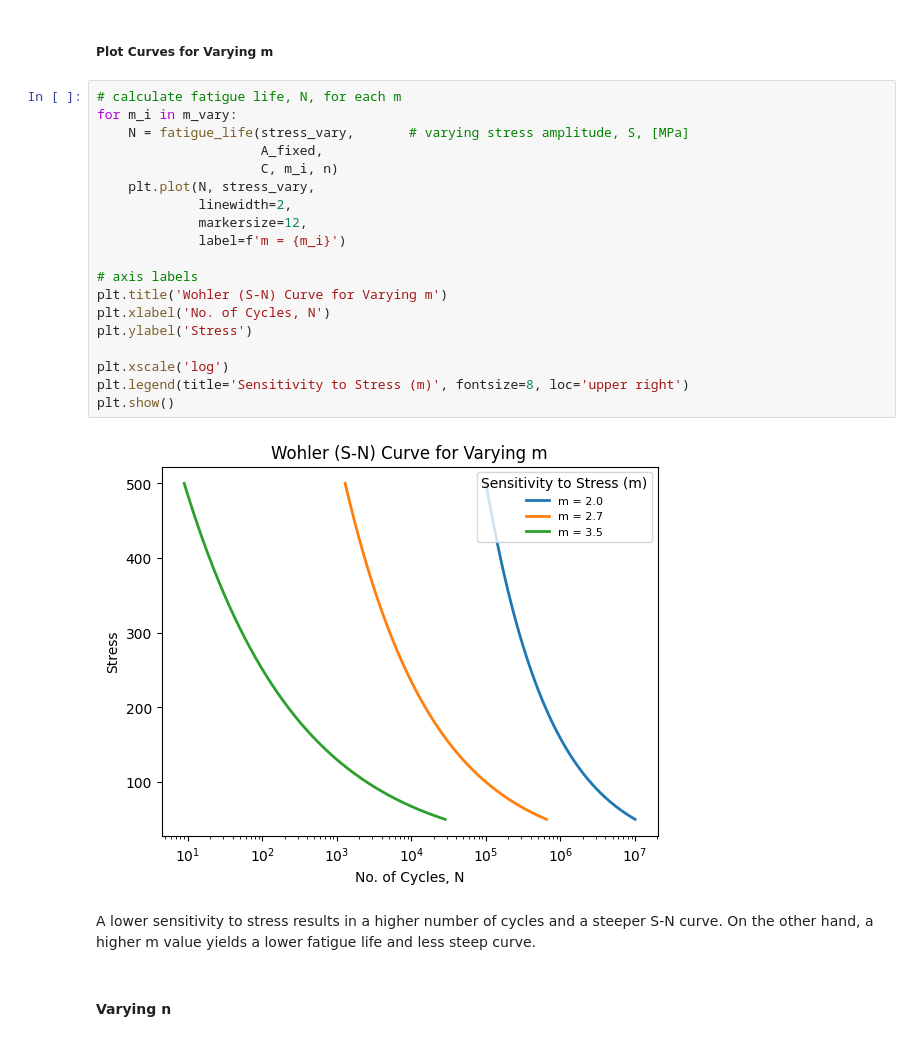
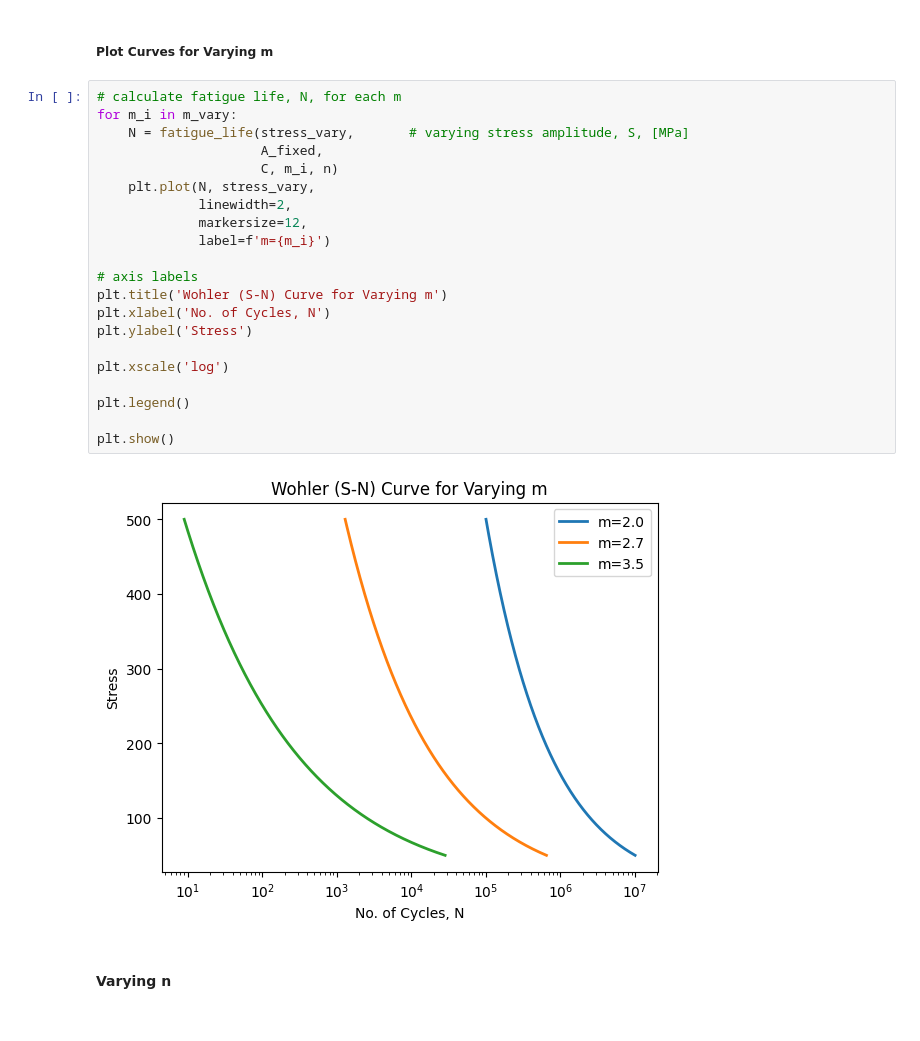
Before and after one commit to jessk816/pinn, a Jupyter notebook: models/deterministic.ipynb, the cells around one changed output. Cells and saved outputs as stored; diff of their text form.

```diff
--- a/models/deterministic.ipynb
+++ b/models/deterministic.ipynb
@@ -161,27 +147,26 @@ for m_i in m_vary:
 # %%
 # calculate fatigue life, N, for each m
 for m_i in m_vary:
     N = fatigue_life(stress_vary,       # varying stress amplitude, S, [MPa]
                      A_fixed,
                      C, m_i, n)
     plt.plot(N, stress_vary,
              linewidth=2,
              markersize=12,
-             label=f'm = {m_i}')
+             label=f'm={m_i}')
 
 # axis labels
 plt.title('Wohler (S-N) Curve for Varying m')
 plt.xlabel('No. of Cycles, N')
 plt.ylabel('Stress')
 
 plt.xscale('log')
-plt.legend(title='Sensitivity to Stress (m)', fontsize=8, loc='upper right')
+
+plt.legend()
+
 plt.show()
 # %% [output]
-[figure, old version]
+[figure, new version]
-# %% [markdown]
-A lower sensitivity to stress results in a higher number of cycles and a steeper S-N curve.
-On the other hand, a higher m value yields a lower fatigue life and less steep curve.
 # %% [markdown]
 #### Varying n
 # %%
```
Also changed, not shown: parts of 16 cells of this notebook.
